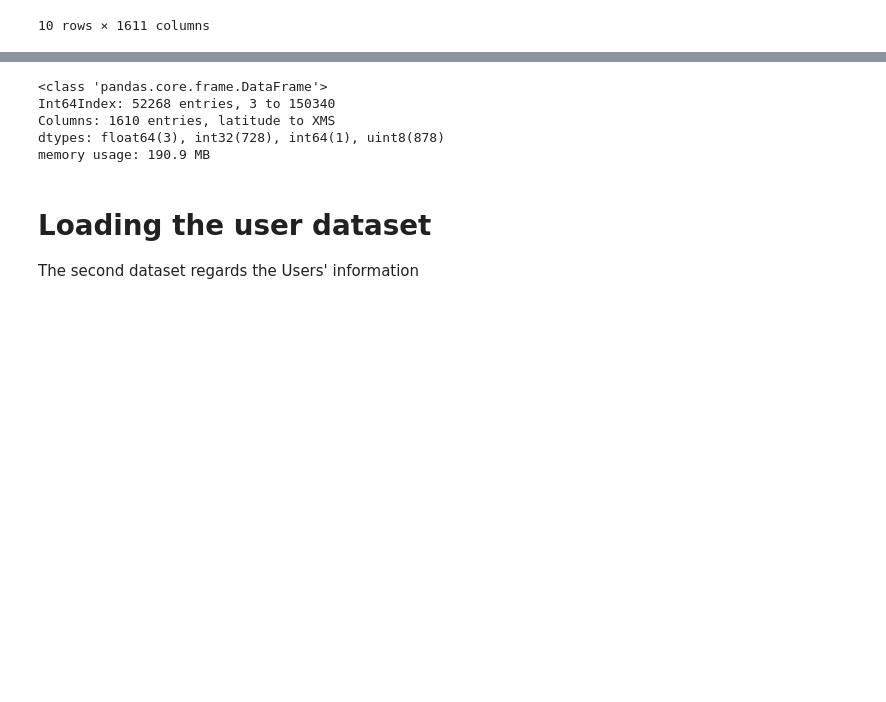
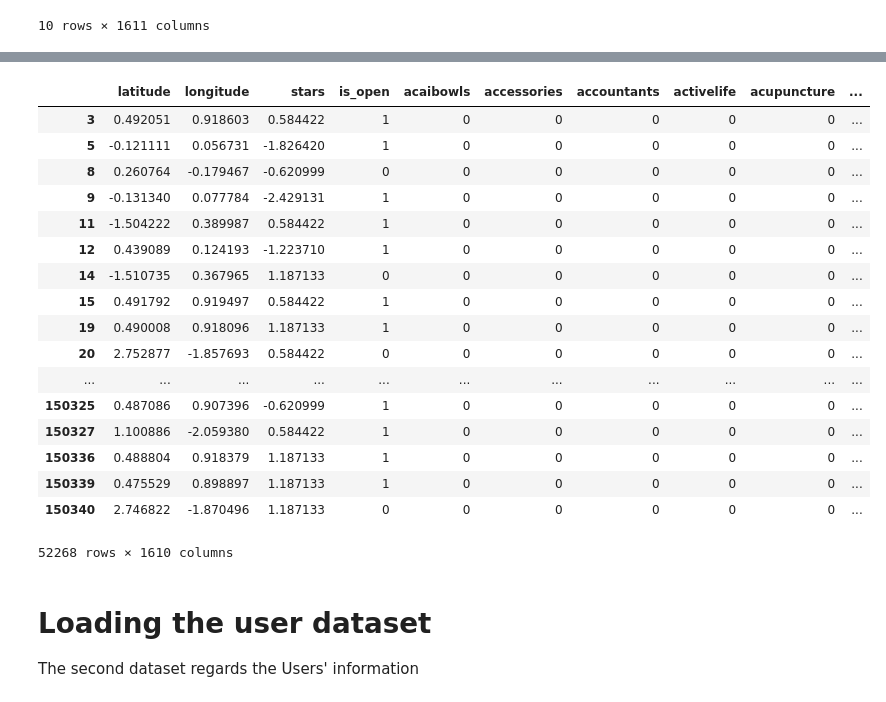
Before and after one commit to pouyakhooshabi/Recommender-System-Design, a Jupyter notebook: Programming_model.ipynb, the cells around one changed output, grey strips where cells are left out. Cells and saved outputs as stored; diff of their text form; code cells hidden in the pictures; blank space fills up the shorter version.

```diff
--- a/Programming_model.ipynb
+++ b/Programming_model.ipynb
@@ -275,8 +275,19 @@ df_itemProf.sort_index().head(10)
 # %%
 # Apply normalization technique to Column 1 and Column 2
 df_itemProf_normalized = df_itemProf.copy()
-df_itemProf_normalized['latitude'] = (df_itemProf['latitude'] - df_itemProf['latitude'].mean()) / df_itemProf['latitude'].std()
-df_itemProf_normalized['longitude'] = (df_itemProf['longitude'] - df_itemProf['longitude'].mean()) / df_itemProf['longitude'].std()
-# View normalized data
-df_itemProf_normalized.sort_index().head(10)
+df_itemProf_normalized = df_itemProf_normalized.drop('business_id', axis=1)
+
+from sklearn.preprocessing import StandardScaler
+cont = 0
+for col in df_itemProf_normalized.columns:
+    print(col)
+    scaler = StandardScaler()
+    df_itemProf_normalized[[col]] = scaler.fit_transform(df_itemProf_normalized[[col]])
+    if cont == 2:
+        break
+    cont = cont + 1
+
+#df_itemProf_normalized[['latitude']] = Normalizer(norm='l1').fit(df_itemProf_normalized[['latitude']])
+#df_itemProf_normalized['latitude'] = (df_itemProf['latitude'] - df_itemProf['latitude'].mean()) / df_itemProf['latitude'].std()
+#df_itemProf_normalized['longitude'] = (df_itemProf['longitude'] - df_itemProf['longitude'].mean()) / df_itemProf['longitude'].std()
 # %% [output]
@@ -295,11 +297,25 @@ df_itemProf_normalized.sort_index().head(10)
-# %%
-df_itemProf_normalized.info()
-# %% [output]
-<class 'pandas.core.frame.DataFrame'>
-Int64Index: 52268 entries, 3 to 150340
-Columns: 1610 entries, latitude to XMS
-dtypes: float64(3), int32(728), int64(1), uint8(878)
-memory usage: 190.9 MB
+# %%
+# View normalized data
+df_itemProf_normalized
+# %% [output]
+|  | latitude | longitude | stars | is_open | acaibowls | accessories | accountants | activelife | acupuncture | ... |
+| 3 | 0.492051 | 0.918603 | 0.584422 | 1 | 0 | 0 | 0 | 0 | 0 | ... |
+| 5 | -0.121111 | 0.056731 | -1.826420 | 1 | 0 | 0 | 0 | 0 | 0 | ... |
+| 8 | 0.260764 | -0.179467 | -0.620999 | 0 | 0 | 0 | 0 | 0 | 0 | ... |
+| 9 | -0.131340 | 0.077784 | -2.429131 | 1 | 0 | 0 | 0 | 0 | 0 | ... |
+| 11 | -1.504222 | 0.389987 | 0.584422 | 1 | 0 | 0 | 0 | 0 | 0 | ... |
+| 12 | 0.439089 | 0.124193 | -1.223710 | 1 | 0 | 0 | 0 | 0 | 0 | ... |
+| 14 | -1.510735 | 0.367965 | 1.187133 | 0 | 0 | 0 | 0 | 0 | 0 | ... |
+| 15 | 0.491792 | 0.919497 | 0.584422 | 1 | 0 | 0 | 0 | 0 | 0 | ... |
+| 19 | 0.490008 | 0.918096 | 1.187133 | 1 | 0 | 0 | 0 | 0 | 0 | ... |
+| 20 | 2.752877 | -1.857693 | 0.584422 | 0 | 0 | 0 | 0 | 0 | 0 | ... |
+| ... | ... | ... | ... | ... | ... | ... | ... | ... | ... | ... |
+| 150325 | 0.487086 | 0.907396 | -0.620999 | 1 | 0 | 0 | 0 | 0 | 0 | ... |
+| 150327 | 1.100886 | -2.059380 | 0.584422 | 1 | 0 | 0 | 0 | 0 | 0 | ... |
+| 150336 | 0.488804 | 0.918379 | 1.187133 | 1 | 0 | 0 | 0 | 0 | 0 | ... |
+| 150339 | 0.475529 | 0.898897 | 1.187133 | 1 | 0 | 0 | 0 | 0 | 0 | ... |
+| 150340 | 2.746822 | -1.870496 | 1.187133 | 0 | 0 | 0 | 0 | 0 | 0 | ... |
+52268 rows × 1610 columns
 # %% [markdown]
 # Loading the user dataset
 The second dataset regards the Users' information
```
Also changed, not shown: parts of 7 cells of this notebook.
